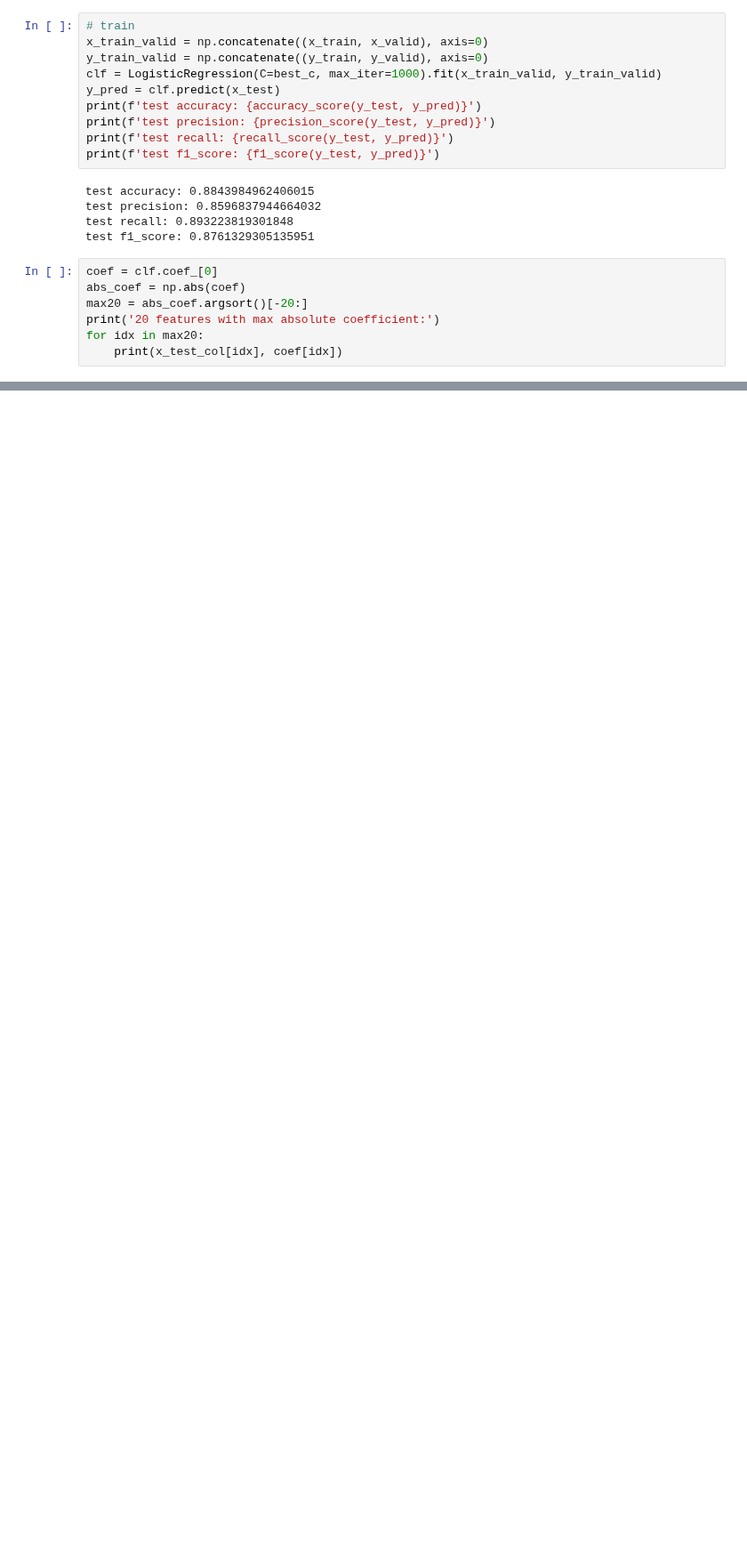
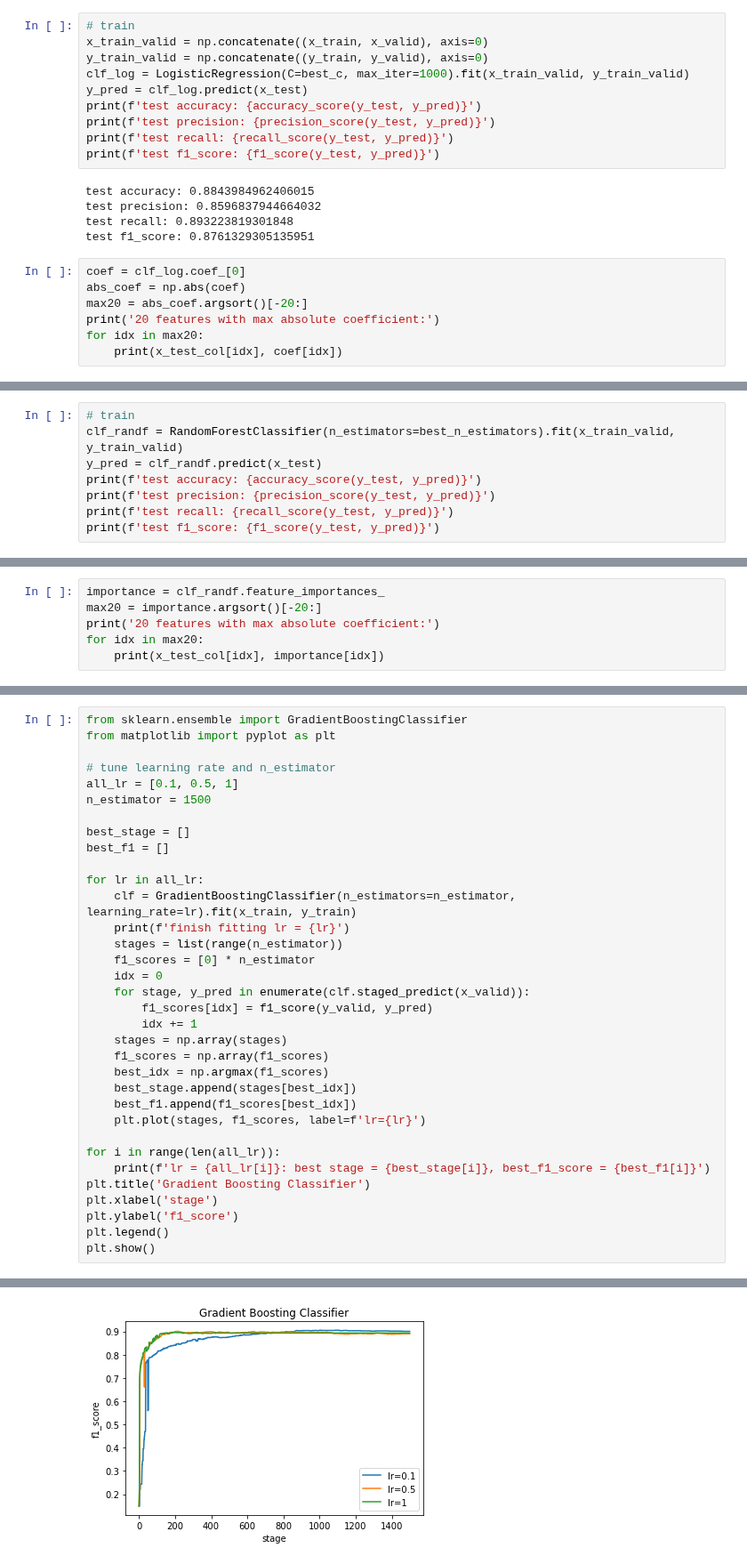
Before and after one commit to shaoyu0966/SLDL, a Jupyter notebook: hw3/hw3.ipynb, the cells around one changed output, grey strips where cells are left out. Shown at 89% size. Cells and saved outputs as stored; diff of their text form; blank space fills up the shorter version.

```diff
--- a/hw3/hw3.ipynb
+++ b/hw3/hw3.ipynb
@@ -148,8 +148,8 @@ best f1: 0.8981132075471698
 # train
 x_train_valid = np.concatenate((x_train, x_valid), axis=0)
 y_train_valid = np.concatenate((y_train, y_valid), axis=0)
-clf = LogisticRegression(C=best_c, max_iter=1000).fit(x_train_valid, y_train_valid)
-y_pred = clf.predict(x_test)
+clf_log = LogisticRegression(C=best_c, max_iter=1000).fit(x_train_valid, y_train_valid)
+y_pred = clf_log.predict(x_test)
 print(f'test accuracy: {accuracy_score(y_test, y_pred)}')
 print(f'test precision: {precision_score(y_test, y_pred)}')
 print(f'test recall: {recall_score(y_test, y_pred)}')
@@ -160,7 +160,7 @@ test precision: 0.8596837944664032
 test recall: 0.893223819301848
 test f1_score: 0.8761329305135951
 # %%
-coef = clf.coef_[0]
+coef = clf_log.coef_[0]
 abs_coef = np.abs(coef)
 max20 = abs_coef.argsort()[-20:]
 print('20 features with max absolute coefficient:')
@@ -189,0 +227,8 @@ As for the features, we can see that words often seen in boys' names have positi
+# %%
+# train
+clf_randf = RandomForestClassifier(n_estimators=best_n_estimators).fit(x_train_valid, y_train_valid)
+y_pred = clf_randf.predict(x_test)
+print(f'test accuracy: {accuracy_score(y_test, y_pred)}')
+print(f'test precision: {precision_score(y_test, y_pred)}')
+print(f'test recall: {recall_score(y_test, y_pred)}')
+print(f'test f1_score: {f1_score(y_test, y_pred)}')
@@ -189,0 +240,6 @@ As for the features, we can see that words often seen in boys' names have positi
+# %%
+importance = clf_randf.feature_importances_
+max20 = importance.argsort()[-20:]
+print('20 features with max absolute coefficient:')
+for idx in max20:
+    print(x_test_col[idx], importance[idx])
@@ -189,0 +270,35 @@ As for the features, we can see that words often seen in boys' names have positi
+# %%
+from sklearn.ensemble import GradientBoostingClassifier
+from matplotlib import pyplot as plt
+
+# tune learning rate and n_estimator
+all_lr = [0.1, 0.5, 1]
+n_estimator = 1500
+
+best_stage = []
+best_f1 = []
+
+for lr in all_lr:
+    clf = GradientBoostingClassifier(n_estimators=n_estimator, learning_rate=lr).fit(x_train, y_train)
+    print(f'finish fitting lr = {lr}')
+    stages = list(range(n_estimator))
+    f1_scores = [0] * n_estimator
+    idx = 0
+    for stage, y_pred in enumerate(clf.staged_predict(x_valid)):
+        f1_scores[idx] = f1_score(y_valid, y_pred)
+        idx += 1
+    stages = np.array(stages)
+    f1_scores = np.array(f1_scores)
+    best_idx = np.argmax(f1_scores)
+    best_stage.append(stages[best_idx])
+    best_f1.append(f1_scores[best_idx])
+    plt.plot(stages, f1_scores, label=f'lr={lr}')
+
+for i in range(len(all_lr)):
+    print(f'lr = {all_lr[i]}: best stage = {best_stage[i]}, best_f1_score = {best_f1[i]}')
+plt.title('Gradient Boosting Classifier')
+plt.xlabel('stage')
+plt.ylabel('f1_score')
+plt.legend()
+plt.show()
+# %% [output]
@@ -189,0 +311 @@ As for the features, we can see that words often seen in boys' names have positi
+[figure, added]
```
Also changed, not shown: parts of 18 cells of this notebook.
